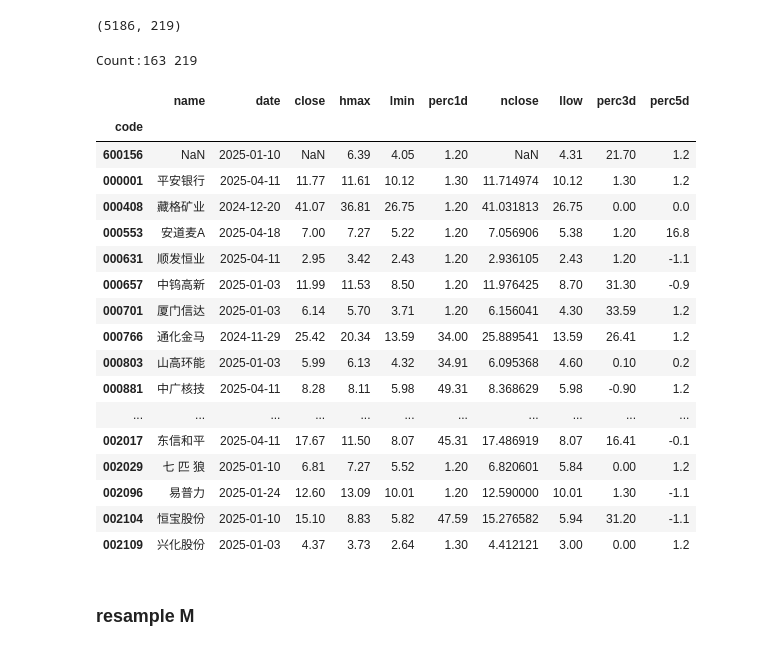
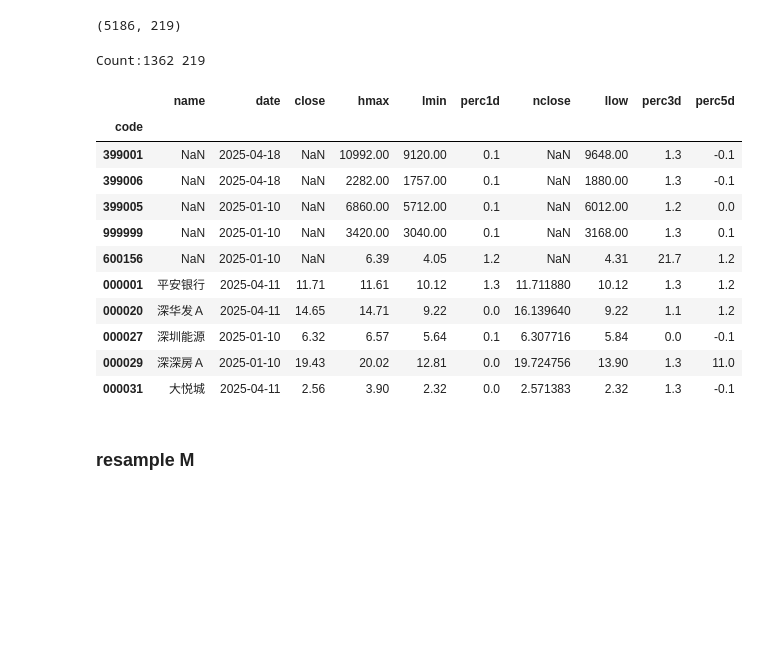
Before and after one commit to johnsonhongyi/pyQuant3, a Jupyter notebook: stock/jupyterAlgo/Quant2023/resample-monitor.ipynb, the cells around one changed output. Cells and saved outputs as stored; diff of their text form; code cells hidden in the pictures; blank space fills up the shorter version.

```diff
--- a/stock/jupyterAlgo/Quant2023/resample-monitor.ipynb
+++ b/stock/jupyterAlgo/Quant2023/resample-monitor.ipynb
@@ -434,28 +435,23 @@ tdx_w.shape
 (5186, 219)
 # %%
 # tw_code = tdx_w.query('lasth1d > lasth2d > lasth3d and close >= high4')
-tw_code = tdx_w.query('lasth1d > lasth2d and lasth2d >lasth3d and lasth2d > upper1')
-show_tdx_data(tw_code)
+# tw_code = tdx_w.query('lasth1d > lasth2d and lasth2d >lasth3d and lasth2d > upper1')
+tw_code = tdx_w.query ('lastp1d > lastp2d and lasth2d > lasth3d and lastl2d > lastl3d and lastp1d > ma51d')
+show_tdx_data(tw_code,limit=10)
 # %% [output]
-Count:163 219
+Count:1362 219
 |  | name | date | close | hmax | lmin | perc1d | nclose | llow | perc3d | perc5d |
 | code |  |  |  |  |  |  |  |  |  |  |
-| 600156 | NaN | 2025-01-10 | NaN | 6.39 | 4.05 | 1.20 | NaN | 4.31 | 21.70 | 1.2 |
-| 000001 | 平安银行 | 2025-04-11 | 11.77 | 11.61 | 10.12 | 1.30 | 11.714974 | 10.12 | 1.30 | 1.2 |
-| 000408 | 藏格矿业 | 2024-12-20 | 41.07 | 36.81 | 26.75 | 1.20 | 41.031813 | 26.75 | 0.00 | 0.0 |
-| 000553 | 安道麦A | 2025-04-18 | 7.00 | 7.27 | 5.22 | 1.20 | 7.056906 | 5.38 | 1.20 | 16.8 |
-| 000631 | 顺发恒业 | 2025-04-11 | 2.95 | 3.42 | 2.43 | 1.20 | 2.936105 | 2.43 | 1.20 | -1.1 |
-| 000657 | 中钨高新 | 2025-01-03 | 11.99 | 11.53 | 8.50 | 1.20 | 11.976425 | 8.70 | 31.30 | -0.9 |
-| 000701 | 厦门信达 | 2025-01-03 | 6.14 | 5.70 | 3.71 | 1.20 | 6.156041 | 4.30 | 33.59 | 1.2 |
-| 000766 | 通化金马 | 2024-11-29 | 25.42 | 20.34 | 13.59 | 34.00 | 25.889541 | 13.59 | 26.41 | 1.2 |
-| 000803 | 山高环能 | 2025-01-03 | 5.99 | 6.13 | 4.32 | 34.91 | 6.095368 | 4.60 | 0.10 | 0.2 |
-| 000881 | 中广核技 | 2025-04-11 | 8.28 | 8.11 | 5.98 | 49.31 | 8.368629 | 5.98 | -0.90 | 1.2 |
-| ... | ... | ... | ... | ... | ... | ... | ... | ... | ... | ... |
-| 002017 | 东信和平 | 2025-04-11 | 17.67 | 11.50 | 8.07 | 45.31 | 17.486919 | 8.07 | 16.41 | -0.1 |
-| 002029 | 七 匹 狼 | 2025-01-10 | 6.81 | 7.27 | 5.52 | 1.20 | 6.820601 | 5.84 | 0.00 | 1.2 |
-| 002096 | 易普力 | 2025-01-24 | 12.60 | 13.09 | 10.01 | 1.20 | 12.590000 | 10.01 | 1.30 | -1.1 |
-| 002104 | 恒宝股份 | 2025-01-10 | 15.10 | 8.83 | 5.82 | 47.59 | 15.276582 | 5.94 | 31.20 | -1.1 |
-| 002109 | 兴化股份 | 2025-01-03 | 4.37 | 3.73 | 2.64 | 1.30 | 4.412121 | 3.00 | 0.00 | 1.2 |
+| 399001 | NaN | 2025-04-18 | NaN | 10992.00 | 9120.00 | 0.1 | NaN | 9648.00 | 1.3 | -0.1 |
+| 399006 | NaN | 2025-04-18 | NaN | 2282.00 | 1757.00 | 0.1 | NaN | 1880.00 | 1.3 | -0.1 |
+| 399005 | NaN | 2025-01-10 | NaN | 6860.00 | 5712.00 | 0.1 | NaN | 6012.00 | 1.2 | 0.0 |
+| 999999 | NaN | 2025-01-10 | NaN | 3420.00 | 3040.00 | 0.1 | NaN | 3168.00 | 1.3 | 0.1 |
+| 600156 | NaN | 2025-01-10 | NaN | 6.39 | 4.05 | 1.2 | NaN | 4.31 | 21.7 | 1.2 |
+| 000001 | 平安银行 | 2025-04-11 | 11.71 | 11.61 | 10.12 | 1.3 | 11.711880 | 10.12 | 1.3 | 1.2 |
+| 000020 | 深华发Ａ | 2025-04-11 | 14.65 | 14.71 | 9.22 | 0.0 | 16.139640 | 9.22 | 1.1 | 1.2 |
+| 000027 | 深圳能源 | 2025-01-10 | 6.32 | 6.57 | 5.64 | 0.1 | 6.307716 | 5.84 | 0.0 | -0.1 |
+| 000029 | 深深房Ａ | 2025-01-10 | 19.43 | 20.02 | 12.81 | 0.0 | 19.724756 | 13.90 | 1.3 | 11.0 |
+| 000031 | 大悦城 | 2025-04-11 | 2.56 | 3.90 | 2.32 | 0.0 | 2.571383 | 2.32 | 1.3 | -0.1 |
 # %% [markdown]
 ### resample M
 # %%
```
Also changed, not shown: parts of 19 cells of this notebook, 3 other files.
